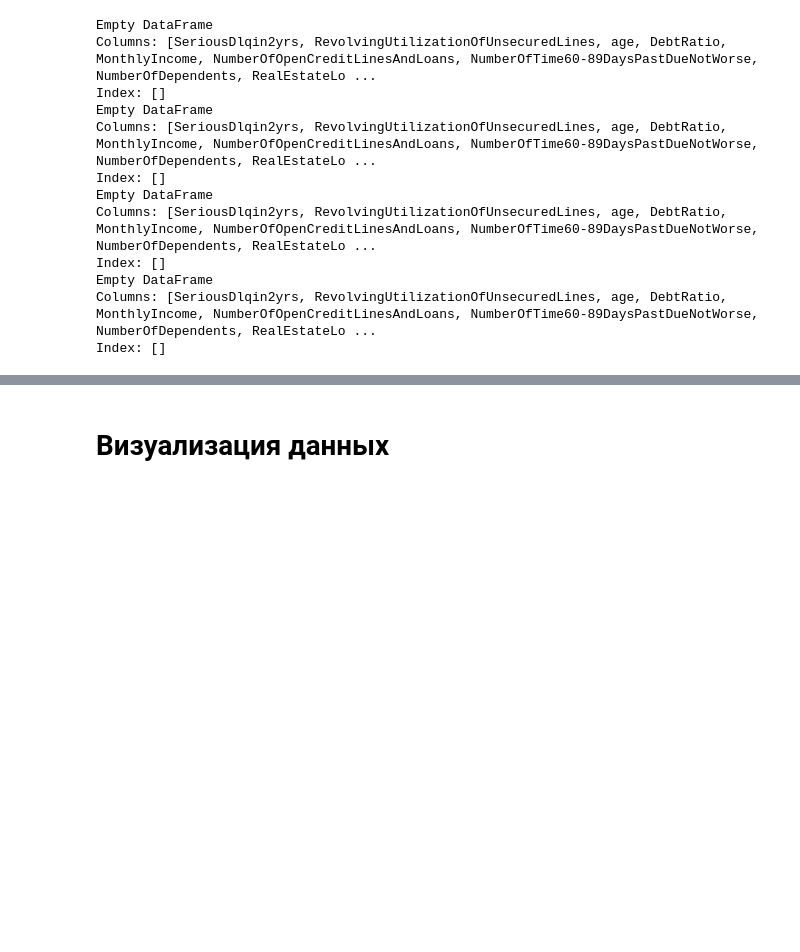
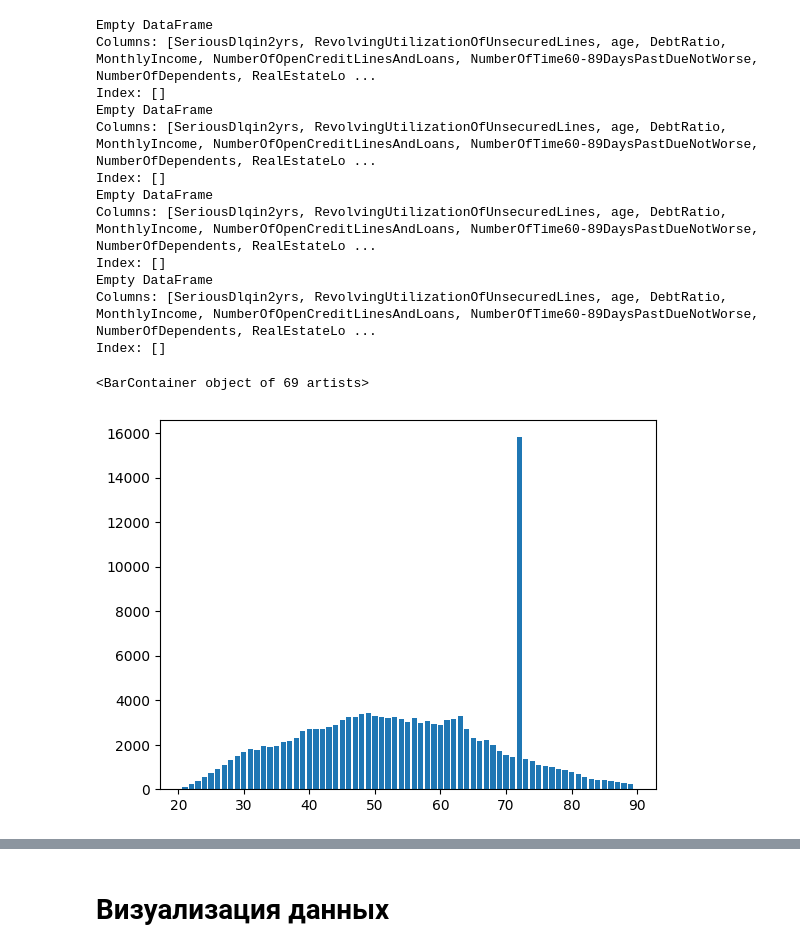
Before and after one commit to ErikLens/CrScoringMay2023, a Jupyter notebook: CrScoring_team5_Ed.ipynb, the cells around one changed output, grey strips where cells are left out. Cells and saved outputs as stored; diff of their text form; code cells hidden in the pictures; blank space fills up the shorter version.

```diff
--- a/CrScoring_team5_Ed.ipynb
+++ b/CrScoring_team5_Ed.ipynb
@@ -561,3 +611,13 @@ Index: []
 Empty DataFrame
 Columns: [SeriousDlqin2yrs, RevolvingUtilizationOfUnsecuredLines, age, DebtRatio, MonthlyIncome, NumberOfOpenCreditLinesAndLoans, NumberOfTime60-89DaysPastDueNotWorse, NumberOfDependents, RealEstateLo ...
 Index: []
+# %%
+# График распределения количества иждивенцев на возраст клиентов
+uniq_age = pd.unique(data2['age']) # получаем уникальные значения возрастов
+uniq_age.sort() # cортируем список возрастов
+age_numdep = data2.groupby("age")["NumberOfDependents"].count()
+
+plt.bar(uniq_age, age_numdep)
+# %% [output]
+<BarContainer object of 69 artists>
+[figure, added]
```
Also changed, not shown: parts of 89 cells of this notebook.
